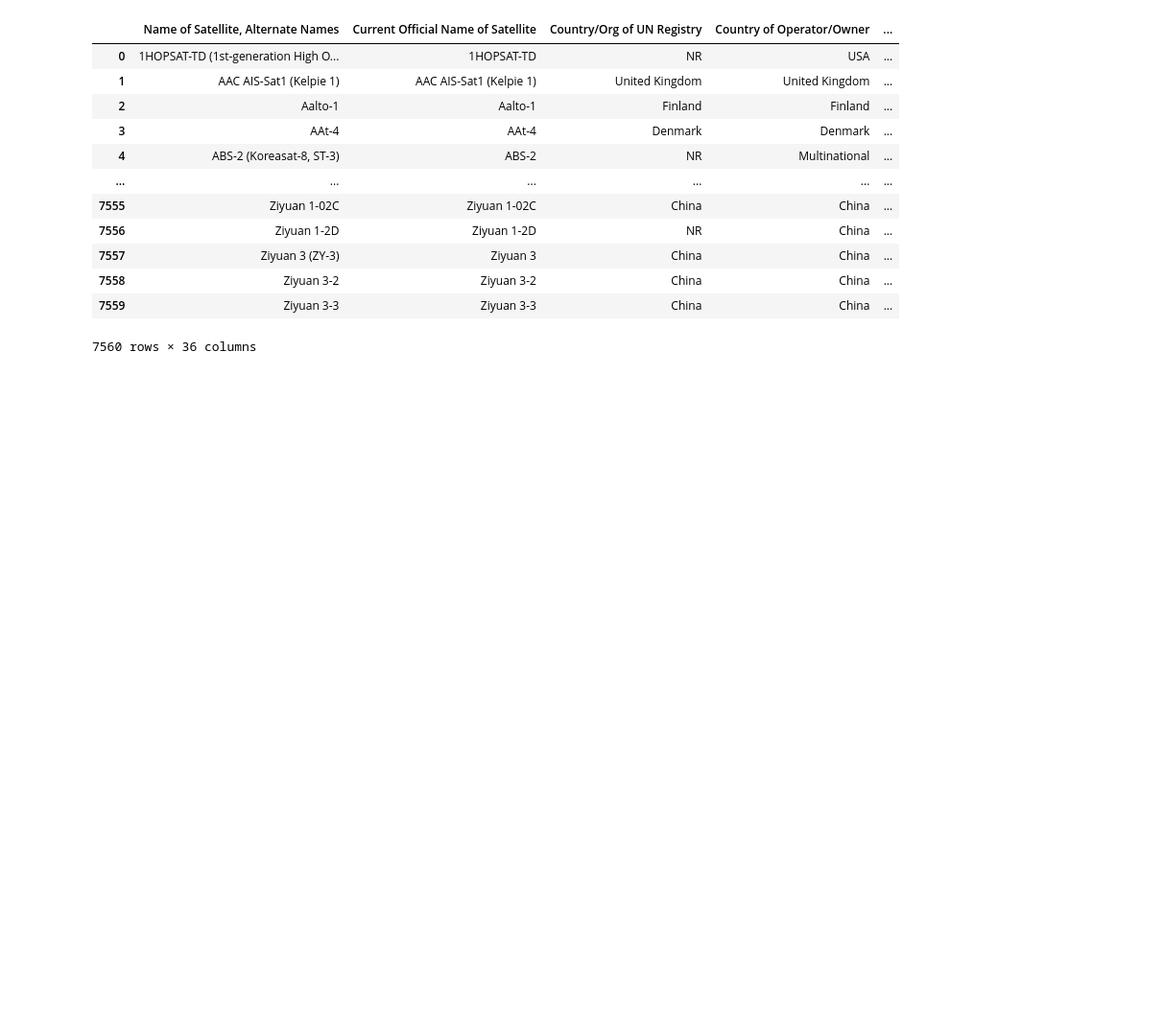
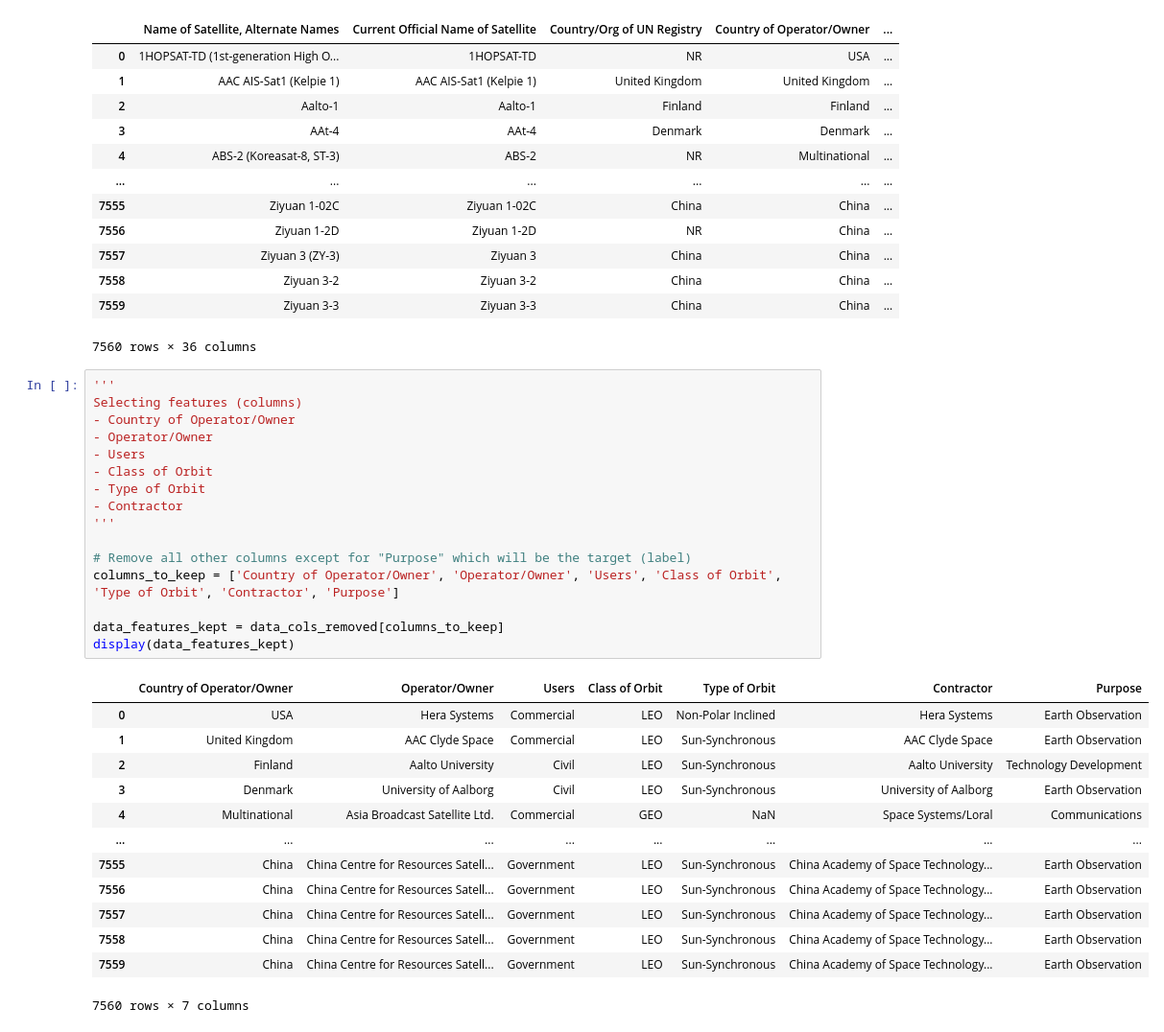
Before and after one commit to patrickcap/satellite-supervisor, a Jupyter notebook: research/data_exploration.ipynb, the cells around one changed output. Shown at 96% size. Saved outputs shown, nothing was run; the diff lists cells and outputs as text; blank space fills up the shorter version.

Commit message:
filtered the dataset columns

```diff
--- a/research/data_exploration.ipynb
+++ b/research/data_exploration.ipynb
@@ -55,3 +64,33 @@ display(data_cols_removed)
 | 7558 | Ziyuan 3-2 | Ziyuan 3-2 | China | China | ... |
 | 7559 | Ziyuan 3-3 | Ziyuan 3-3 | China | China | ... |
 7560 rows × 36 columns
+# %%
+'''
+Selecting features (columns)
+- Country of Operator/Owner
+- Operator/Owner
+- Users
+- Class of Orbit
+- Type of Orbit
+- Contractor
+'''
+
+# Remove all other columns except for "Purpose" which will be the target (label)
+columns_to_keep = ['Country of Operator/Owner', 'Operator/Owner', 'Users', 'Class of Orbit', 'Type of Orbit', 'Contractor', 'Purpose']
+
+data_features_kept = data_cols_removed[columns_to_keep]
+display(data_features_kept)
+# %% [output]
+|  | Country of Operator/Owner | Operator/Owner | Users | Class of Orbit | Type of Orbit | Contractor | Purpose |
+| 0 | USA | Hera Systems | Commercial | LEO | Non-Polar Inclined | Hera Systems | Earth Observation |
+| 1 | United Kingdom | AAC Clyde Space | Commercial | LEO | Sun-Synchronous | AAC Clyde Space | Earth Observation |
+| 2 | Finland | Aalto University | Civil | LEO | Sun-Synchronous | Aalto University | Technology Development |
+| 3 | Denmark | University of Aalborg | Civil | LEO | Sun-Synchronous | University of Aalborg | Earth Observation |
+| 4 | Multinational | Asia Broadcast Satellite Ltd. | Commercial | GEO | NaN | Space Systems/Loral | Communications |
+| ... | ... | ... | ... | ... | ... | ... | ... |
+| 7555 | China | China Centre for Resources Satell... | Government | LEO | Sun-Synchronous | China Academy of Space Technology... | Earth Observation |
+| 7556 | China | China Centre for Resources Satell... | Government | LEO | Sun-Synchronous | China Academy of Space Technology... | Earth Observation |
+| 7557 | China | China Centre for Resources Satell... | Government | LEO | Sun-Synchronous | China Academy of Space Technology... | Earth Observation |
+| 7558 | China | China Centre for Resources Satell... | Government | LEO | Sun-Synchronous | China Academy of Space Technology... | Earth Observation |
+| 7559 | China | China Centre for Resources Satell... | Government | LEO | Sun-Synchronous | China Academy of Space Technology... | Earth Observation |
+7560 rows × 7 columns
```
Also changed, not shown: parts of 1 cell of this notebook.
